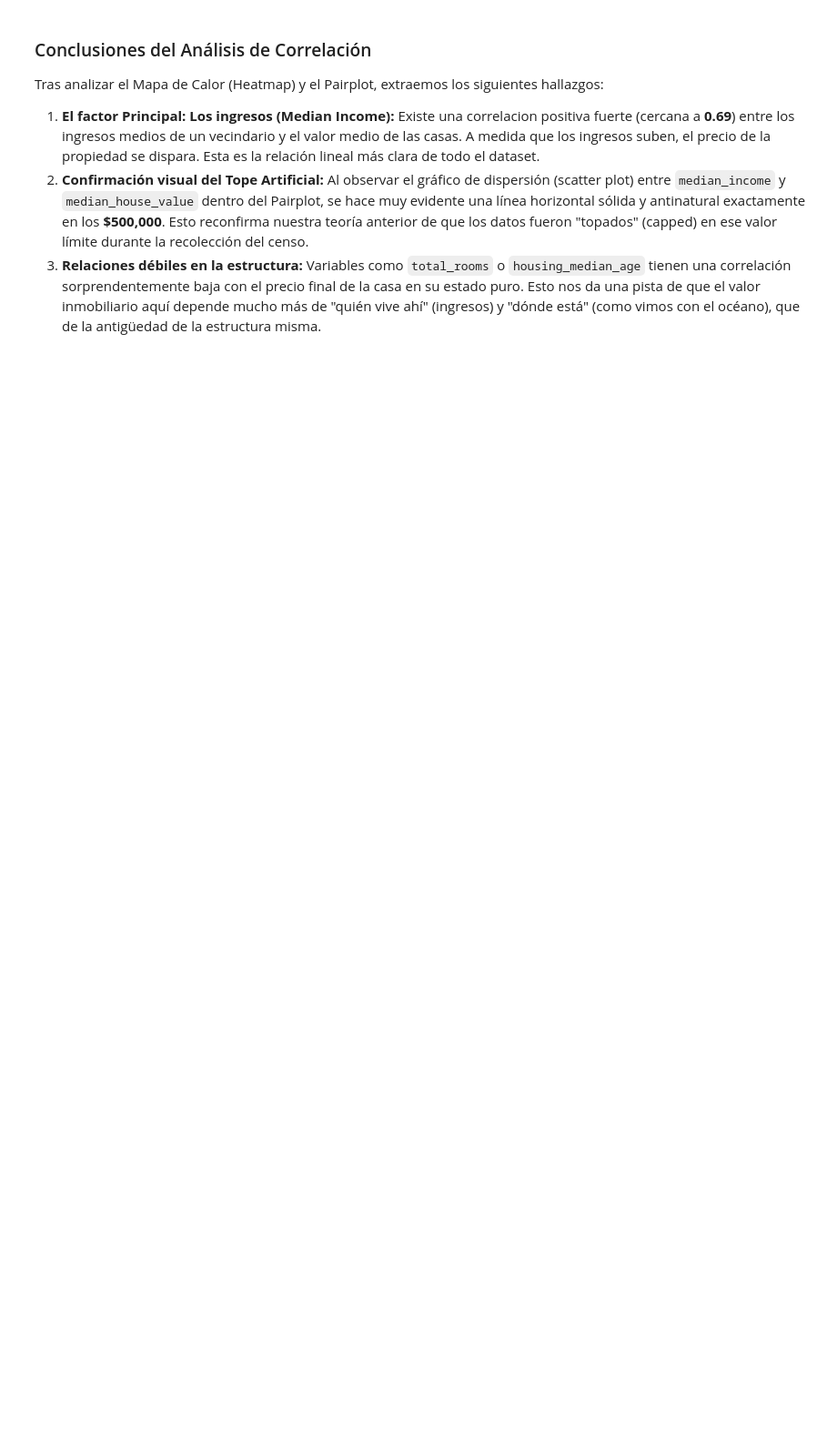
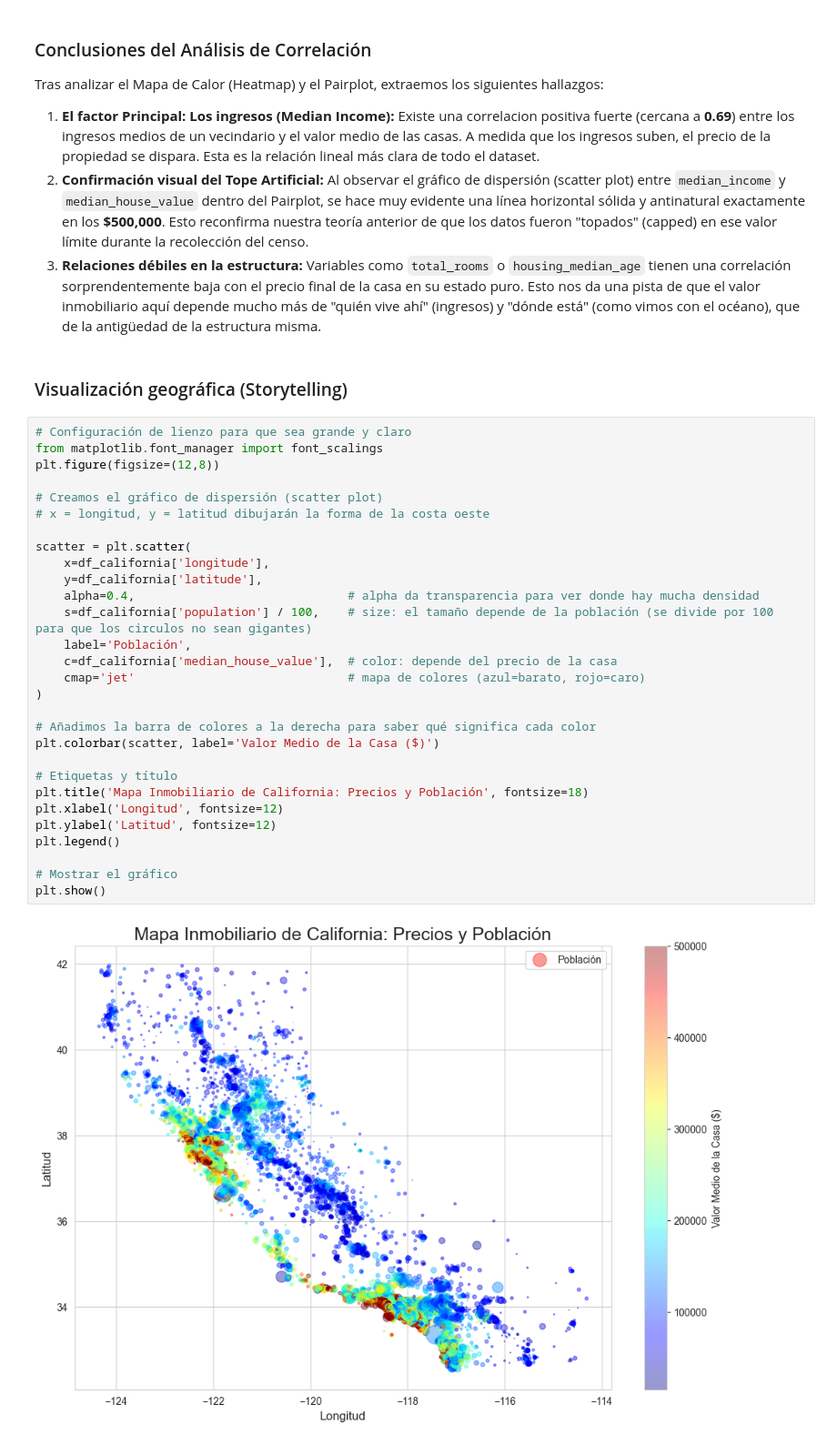
Before and after one commit to NicolasFleitas/the-hatch-01-california-housing, a Jupyter notebook: notebook.ipynb, the cells around one changed output. Shown at 91% size. Cells and saved outputs as stored; diff of their text form; blank space fills up the shorter version.

Commit message:
feat: visualizar mapa geografico de california y agregar conclusiones finales

```diff
--- a/notebook.ipynb
+++ b/notebook.ipynb
@@ -206,3 +206,36 @@ Tras analizar el Mapa de Calor (Heatmap) y el Pairplot, extraemos los siguientes
 1. **El factor Principal: Los ingresos (Median Income):** Existe una correlacion positiva fuerte (cercana a **0.69**) entre los ingresos medios de un vecindario y el valor medio de las casas. A medida que los ingresos suben, el precio de la propiedad se dispara. Esta es la relación lineal más clara de todo el dataset.
 2. **Confirmación visual del Tope Artificial:** Al observar el gráfico de dispersión (scatter plot) entre `median_income` y `median_house_value` dentro del Pairplot, se hace muy evidente una línea horizontal sólida y antinatural exactamente en los **$500,000**. Esto reconfirma nuestra teoría anterior de que los datos fueron "topados" (capped) en ese valor límite durante la recolección del censo.
 3. **Relaciones débiles en la estructura:** Variables como `total_rooms` o `housing_median_age` tienen una correlación sorprendentemente baja con el precio final de la casa en su estado puro. Esto nos da una pista de que el valor inmobiliario aquí depende mucho más de "quién vive ahí" (ingresos) y "dónde está" (como vimos con el océano), que de la antigüedad de la estructura misma.
+# %% [markdown]
+### Visualización geográfica (Storytelling)
+# %%
+# Configuración de lienzo para que sea grande y claro
+from matplotlib.font_manager import font_scalings
+plt.figure(figsize=(12,8))
+
+# Creamos el gráfico de dispersión (scatter plot)
+# x = longitud, y = latitud dibujarán la forma de la costa oeste
+
+scatter = plt.scatter(
+    x=df_california['longitude'],
+    y=df_california['latitude'],
+    alpha=0.4,                              # alpha da transparencia para ver donde hay mucha densidad
+    s=df_california['population'] / 100,    # size: el tamaño depende de la población (se divide por 100 para que los circulos no sean gigantes)
+    label='Población',
+    c=df_california['median_house_value'],  # color: depende del precio de la casa
+    cmap='jet'                              # mapa de colores (azul=barato, rojo=caro)
+)
+
+# Añadimos la barra de colores a la derecha para saber qué significa cada color
+plt.colorbar(scatter, label='Valor Medio de la Casa ($)')
+
+# Etiquetas y título
+plt.title('Mapa Inmobiliario de California: Precios y Población', fontsize=18)
+plt.xlabel('Longitud', fontsize=12)
+plt.ylabel('Latitud', fontsize=12)
+plt.legend()
+
+# Mostrar el gráfico
+plt.show()
+# %% [output]
+[figure, added]
```
Also changed, not shown: parts of 1 cell of this notebook.
